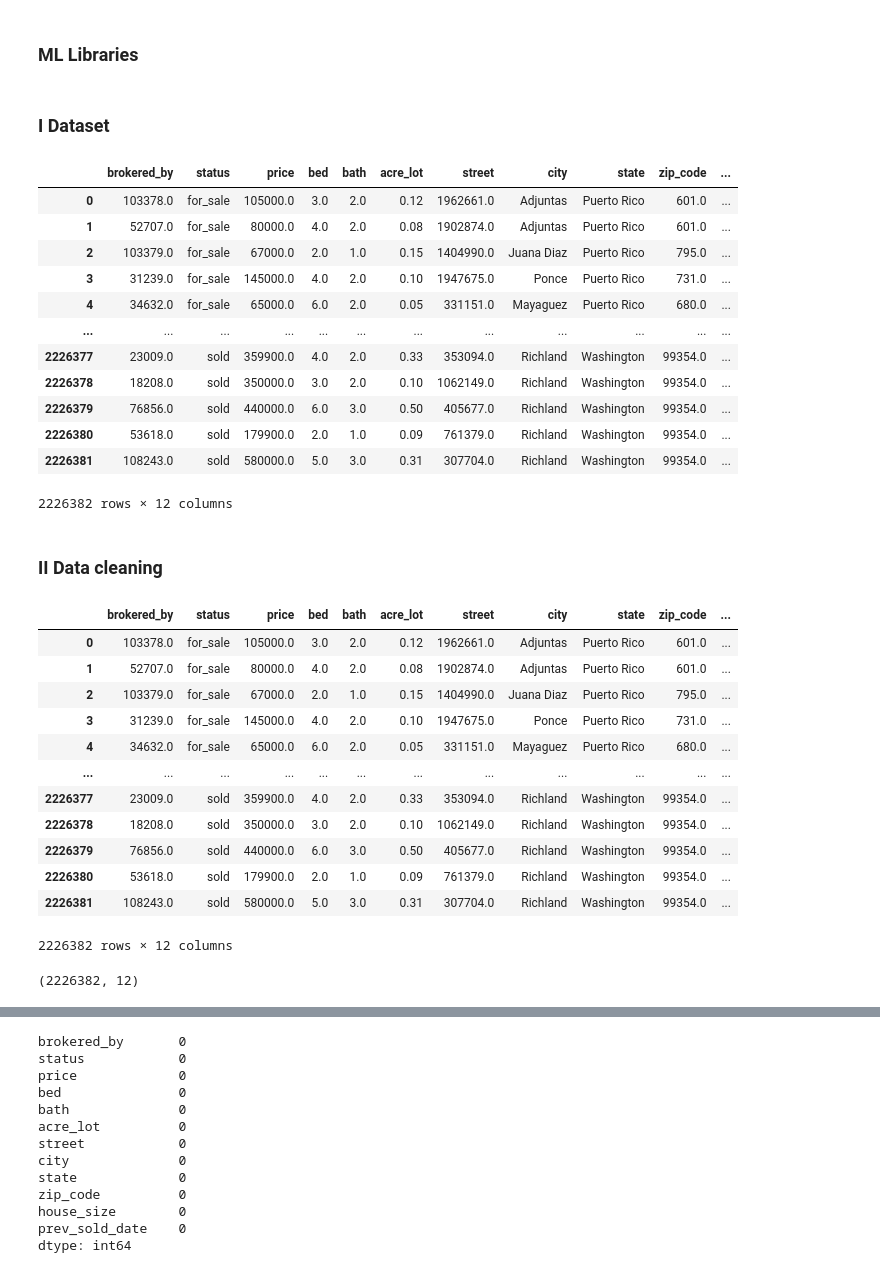
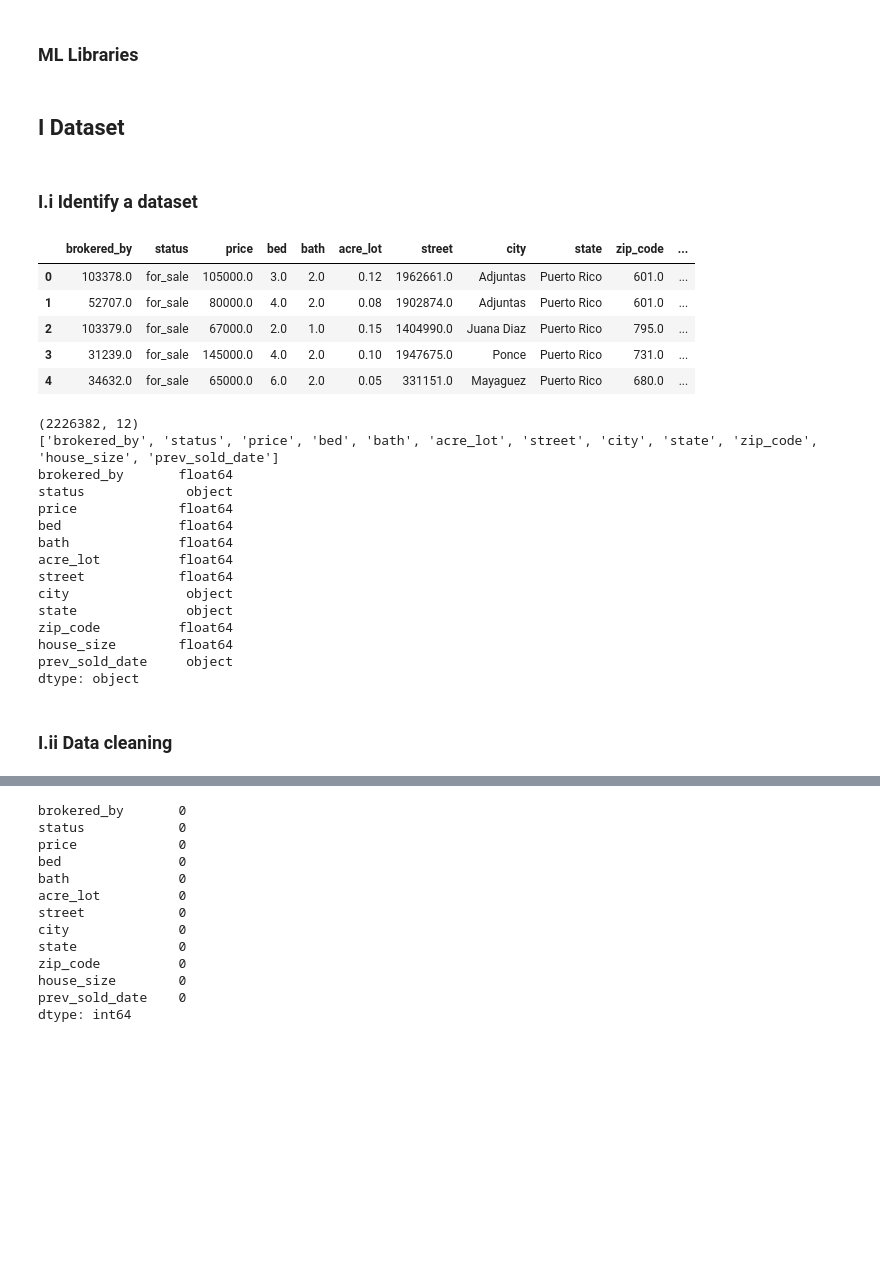
Before and after one commit to SatrunsDream/DSC148-Project, a Jupyter notebook: Case_Study.ipynb, the cells around one changed output, grey strips where cells are left out. Cells and saved outputs as stored; diff of their text form; code cells hidden in the pictures; blank space fills up the shorter version.

Commit message:
cleaned the data up

```diff
--- a/Case_Study.ipynb
+++ b/Case_Study.ipynb
@@ -38,51 +38,42 @@ from sklearn.ensemble import RandomForestClassifier
 from sklearn.decomposition import PCA
 from sklearn.cluster import KMeans
 from sklearn.cluster import DBSCAN
+# %% [markdown]
+## I Dataset
 # %% [markdown]
-### I Dataset
+### I.i Identify a dataset
 # %%
-first_half = pd.read_csv('first_half.csv')
-second_half = pd.read_csv('second_half.csv')
-third_half = pd.read_csv('third_half.csv')
+first_half = pd.read_csv('files/first_half.csv')
+second_half = pd.read_csv('files/second_half.csv')
+third_half = pd.read_csv('files/third_half.csv')
 realtor_data = pd.concat([first_half, second_half, third_half]).reset_index(drop=True).iloc[:, 1:]
-realtor_data
+realtor_data.head(5)
 # %% [output]
 |  | brokered_by | status | price | bed | bath | acre_lot | street | city | state | zip_code | ... |
 | 0 | 103378.0 | for_sale | 105000.0 | 3.0 | 2.0 | 0.12 | 1962661.0 | Adjuntas | Puerto Rico | 601.0 | ... |
 | 1 | 52707.0 | for_sale | 80000.0 | 4.0 | 2.0 | 0.08 | 1902874.0 | Adjuntas | Puerto Rico | 601.0 | ... |
 | 2 | 103379.0 | for_sale | 67000.0 | 2.0 | 1.0 | 0.15 | 1404990.0 | Juana Diaz | Puerto Rico | 795.0 | ... |
 | 3 | 31239.0 | for_sale | 145000.0 | 4.0 | 2.0 | 0.10 | 1947675.0 | Ponce | Puerto Rico | 731.0 | ... |
 | 4 | 34632.0 | for_sale | 65000.0 | 6.0 | 2.0 | 0.05 | 331151.0 | Mayaguez | Puerto Rico | 680.0 | ... |
-| ... | ... | ... | ... | ... | ... | ... | ... | ... | ... | ... | ... |
-| 2226377 | 23009.0 | sold | 359900.0 | 4.0 | 2.0 | 0.33 | 353094.0 | Richland | Washington | 99354.0 | ... |
-| 2226378 | 18208.0 | sold | 350000.0 | 3.0 | 2.0 | 0.10 | 1062149.0 | Richland | Washington | 99354.0 | ... |
-| 2226379 | 76856.0 | sold | 440000.0 | 6.0 | 3.0 | 0.50 | 405677.0 | Richland | Washington | 99354.0 | ... |
-| 2226380 | 53618.0 | sold | 179900.0 | 2.0 | 1.0 | 0.09 | 761379.0 | Richland | Washington | 99354.0 | ... |
-| 2226381 | 108243.0 | sold | 580000.0 | 5.0 | 3.0 | 0.31 | 307704.0 | Richland | Washington | 99354.0 | ... |
-2226382 rows × 12 columns
+# %%
+print(realtor_data.shape)
+print(realtor_data.columns.tolist())
+print(realtor_data.dtypes)
+# %% [output]
+(2226382, 12)
+['brokered_by', 'status', 'price', 'bed', 'bath', 'acre_lot', 'street', 'city', 'state', 'zip_code', 'house_size', 'prev_sold_date']
+brokered_by       float64
+status             object
+price             float64
+bed               float64
+bath              float64
+acre_lot          float64
+street            float64
+city               object
+state              object
+zip_code          float64
+house_size        float64
+prev_sold_date     object
+dtype: object
 # %% [markdown]
-### II Data cleaning
+### I.ii Data cleaning
-# %%
-first_half = pd.read_csv('first_half.csv')
-second_half = pd.read_csv('second_half.csv')
-third_half = pd.read_csv('third_half.csv')
-realtor_data = pd.concat([first_half, second_half, third_half]).reset_index(drop=True).iloc[:, 1:]
-realtor_data
-# %% [output]
-|  | brokered_by | status | price | bed | bath | acre_lot | street | city | state | zip_code | ... |
-| 0 | 103378.0 | for_sale | 105000.0 | 3.0 | 2.0 | 0.12 | 1962661.0 | Adjuntas | Puerto Rico | 601.0 | ... |
-| 1 | 52707.0 | for_sale | 80000.0 | 4.0 | 2.0 | 0.08 | 1902874.0 | Adjuntas | Puerto Rico | 601.0 | ... |
-| 2 | 103379.0 | for_sale | 67000.0 | 2.0 | 1.0 | 0.15 | 1404990.0 | Juana Diaz | Puerto Rico | 795.0 | ... |
-| 3 | 31239.0 | for_sale | 145000.0 | 4.0 | 2.0 | 0.10 | 1947675.0 | Ponce | Puerto Rico | 731.0 | ... |
-| 4 | 34632.0 | for_sale | 65000.0 | 6.0 | 2.0 | 0.05 | 331151.0 | Mayaguez | Puerto Rico | 680.0 | ... |
-| ... | ... | ... | ... | ... | ... | ... | ... | ... | ... | ... | ... |
-| 2226377 | 23009.0 | sold | 359900.0 | 4.0 | 2.0 | 0.33 | 353094.0 | Richland | Washington | 99354.0 | ... |
-| 2226378 | 18208.0 | sold | 350000.0 | 3.0 | 2.0 | 0.10 | 1062149.0 | Richland | Washington | 99354.0 | ... |
-| 2226379 | 76856.0 | sold | 440000.0 | 6.0 | 3.0 | 0.50 | 405677.0 | Richland | Washington | 99354.0 | ... |
-| 2226380 | 53618.0 | sold | 179900.0 | 2.0 | 1.0 | 0.09 | 761379.0 | Richland | Washington | 99354.0 | ... |
-| 2226381 | 108243.0 | sold | 580000.0 | 5.0 | 3.0 | 0.31 | 307704.0 | Richland | Washington | 99354.0 | ... |
-2226382 rows × 12 columns
-# %%
-realtor_data.shape
-# %% [output]
-(2226382, 12)
```
Also changed, not shown: parts of 50 cells of this notebook.
